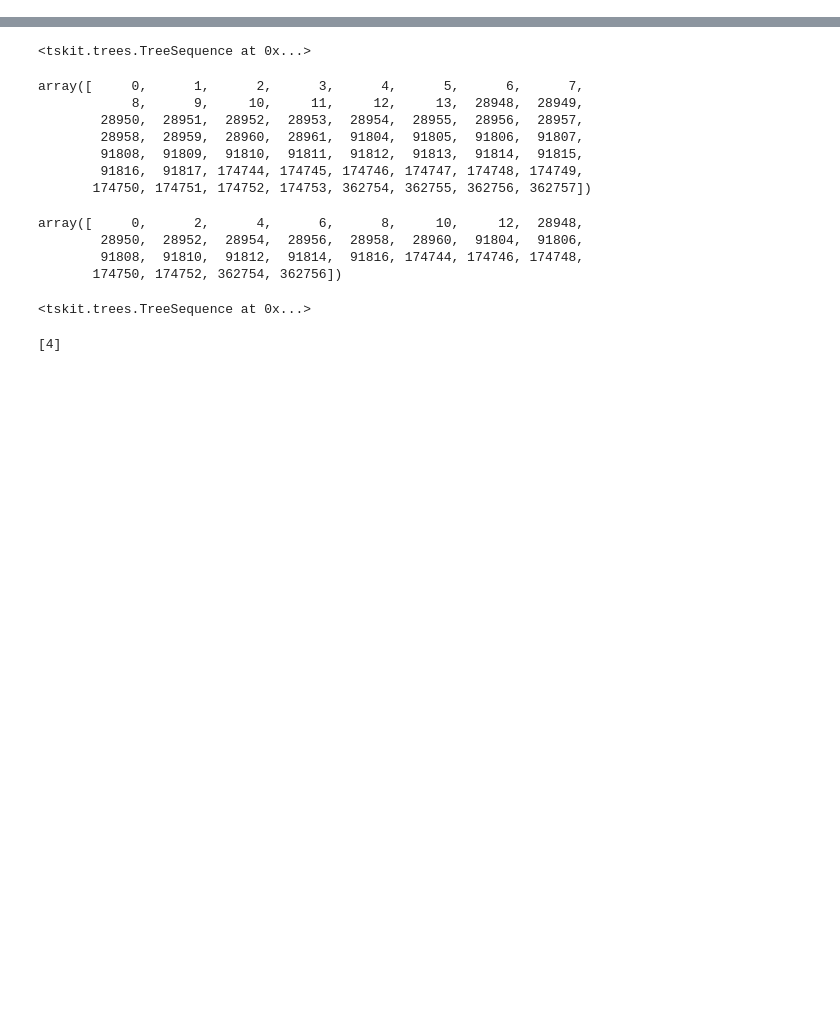
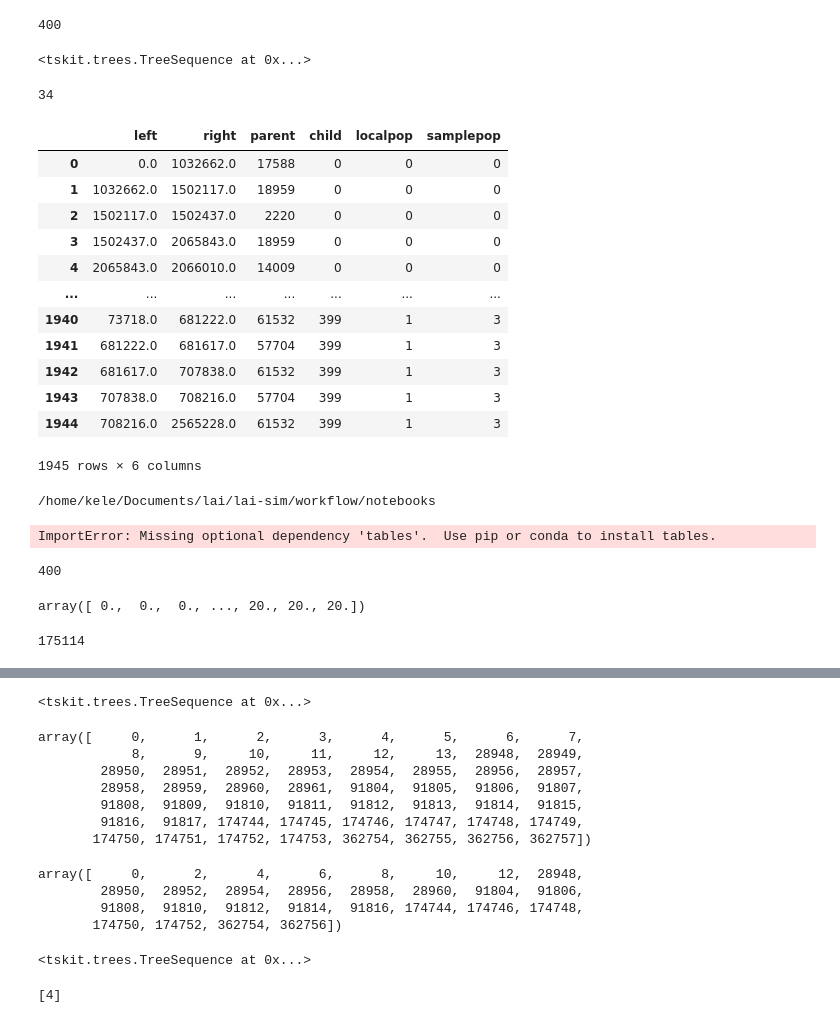
Before and after one commit to rwaples/lai-sim, a Jupyter notebook: workflow/notebooks/Untitled.ipynb, the cells around one changed output, grey strips where cells are left out. Saved outputs shown, nothing was run; the diff lists cells and outputs as text; code cells hidden in the pictures; blank space fills up the shorter version.

Commit message:
add true local ancestry

```diff
--- a/workflow/notebooks/Untitled.ipynb
+++ b/workflow/notebooks/Untitled.ipynb
@@ -4,0 +73,43 @@ import numpy as np
+# %%
+ts = tszip.decompress('/home/kele/Documents/lai/lai-sim/results/simulations/AmericanAdmixture_4B11/AA_42/test_anal_1.sample.filter.tsz')
+
+print(len(ts.samples()))
+ts
+# %% [output]
+400
+<tskit.trees.TreeSequence at 0x...>
+# %%
+la = get_local_ancestry(ts, admixture_time=20, per_batch=12)
+la
+# %% [output]
+34
+|  | left | right | parent | child | localpop | samplepop |
+| 0 | 0.0 | 1032662.0 | 17588 | 0 | 0 | 0 |
+| 1 | 1032662.0 | 1502117.0 | 18959 | 0 | 0 | 0 |
+| 2 | 1502117.0 | 1502437.0 | 2220 | 0 | 0 | 0 |
+| 3 | 1502437.0 | 2065843.0 | 18959 | 0 | 0 | 0 |
+| 4 | 2065843.0 | 2066010.0 | 14009 | 0 | 0 | 0 |
+| ... | ... | ... | ... | ... | ... | ... |
+| 1940 | 73718.0 | 681222.0 | 61532 | 399 | 1 | 3 |
+| 1941 | 681222.0 | 681617.0 | 57704 | 399 | 1 | 3 |
+| 1942 | 681617.0 | 707838.0 | 61532 | 399 | 1 | 3 |
+| 1943 | 707838.0 | 708216.0 | 57704 | 399 | 1 | 3 |
+| 1944 | 708216.0 | 2565228.0 | 61532 | 399 | 1 | 3 |
+1945 rows × 6 columns
+# %%
+la.to_hdf('./temp.hdf', key = 'local_ancestry', mode = 'w', complib = 'blosc:lz4', format ='fixed')
+# %% [output]
+/home/kele/Documents/lai/lai-sim/workflow/notebooks
+ImportError: Missing optional dependency 'tables'.  Use pip or conda to install tables.
+# %%
+len(np.where(ts.tables.nodes.asdict()['time']==0)[0])
+# %% [output]
+400
+# %%
+ts.tables.nodes.asdict()['time'][ts.samples()]
+# %% [output]
+array([ 0.,  0.,  0., ..., 20., 20., 20.])
+# %%
+len(ts.samples())
+# %% [output]
+175114
```
Also changed, not shown: parts of 9 cells of this notebook, 9 other files.
